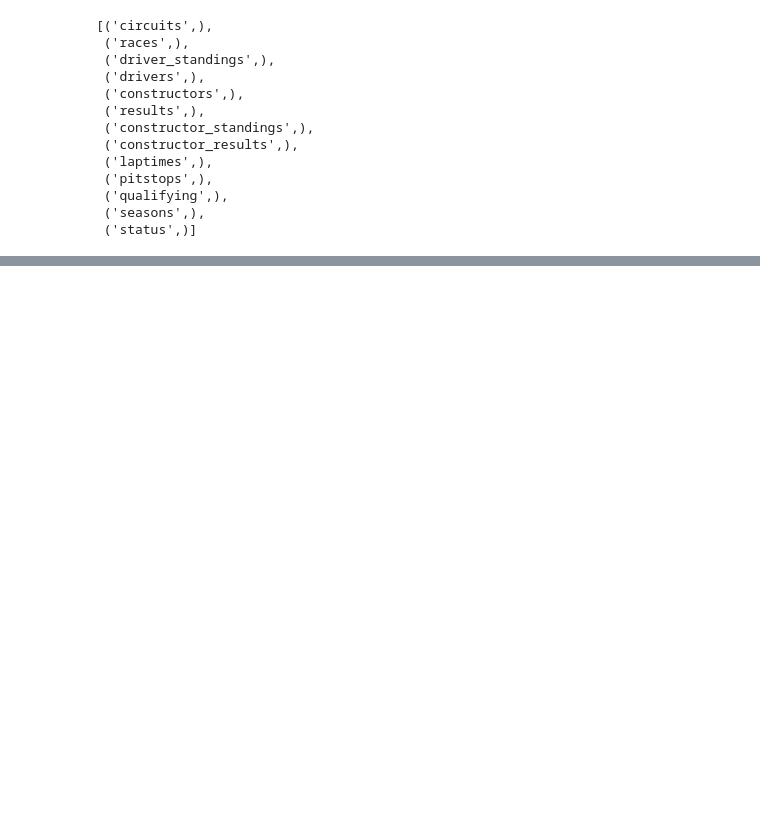
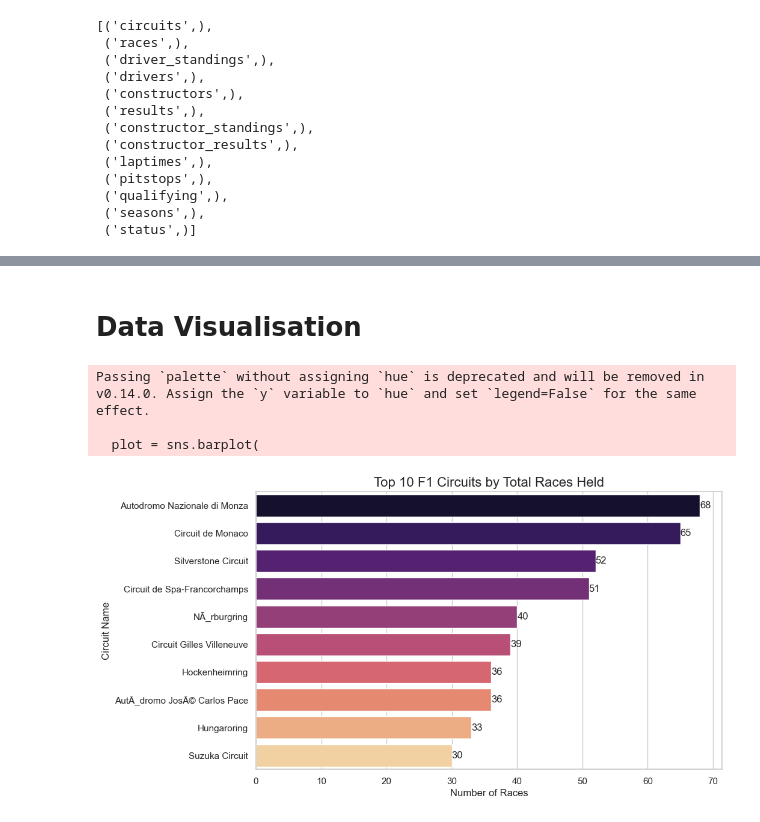
Before and after one commit to johnthiongo071-collab/formula1, a Jupyter notebook: f1.ipynb, the cells around one changed output, grey strips where cells are left out. Drawn from its saved outputs; the diff is of its cells as text; code cells hidden in the pictures; blank space fills up the shorter version.

```diff
--- a/f1.ipynb
+++ b/f1.ipynb
@@ -68,0 +49,44 @@ pd.DataFrame(
+# %% [markdown]
+# Data Visualisation
+# %%
+query = ("""SELECT
+        circuits.name,
+        COUNT(races.raceId) AS total_races
+    FROM circuits
+    JOIN races ON circuits.circuitId = races.circuitId
+    GROUP BY circuits.name
+    ORDER BY total_races DESC
+    LIMIT 10 ;""")
+
+df_plot = pd.DataFrame(
+    data=curr.execute(query).fetchall(),
+    columns=[x[0] for x in curr.description]
+)
+
+# 2. Set the visual style
+sns.set_theme(style="whitegrid")
+plt.figure(figsize=(10, 6))
+
+# 3. Create the bar plot
+plot = sns.barplot(
+    data=df_plot,
+    x='total_races',
+    y='name',
+    palette='magma'
+)
+
+# 4. Add labels and title
+plt.title('Top 10 F1 Circuits by Total Races Held', fontsize=16)
+plt.xlabel('Number of Races', fontsize=12)
+plt.ylabel('Circuit Name', fontsize=12)
+
+# Optional: Add the actual numbers at the end of each bar
+for i in plot.containers:
+    plot.bar_label(i,)
+
+plt.show()
+# %% [output]
+Passing `palette` without assigning `hue` is deprecated and will be removed in v0.14.0. Assign the `y` variable to `hue` and set `legend=False` for the same effect.
+
+  plot = sns.barplot(
+[figure, added]
```
Also changed, not shown: parts of 3 cells of this notebook.
